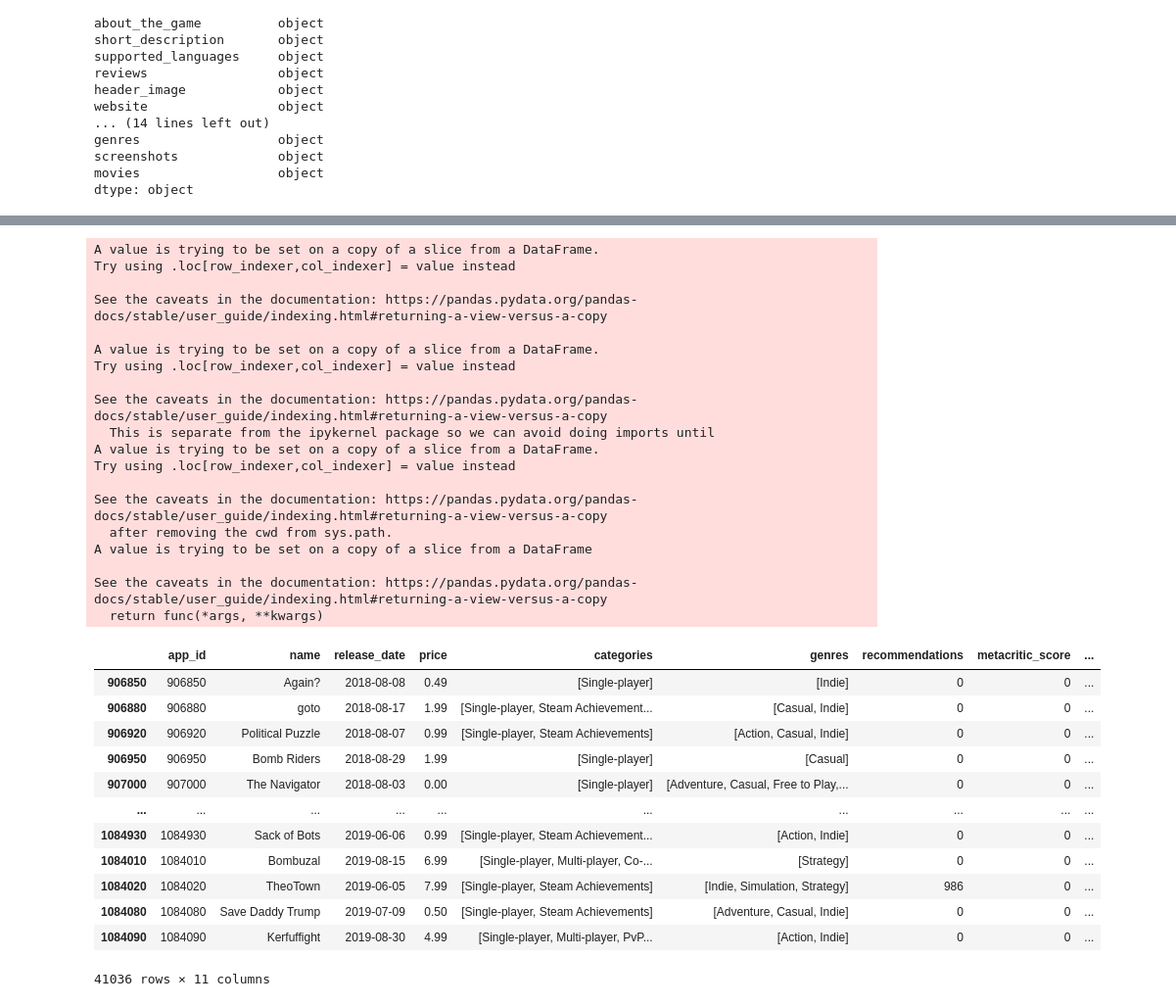
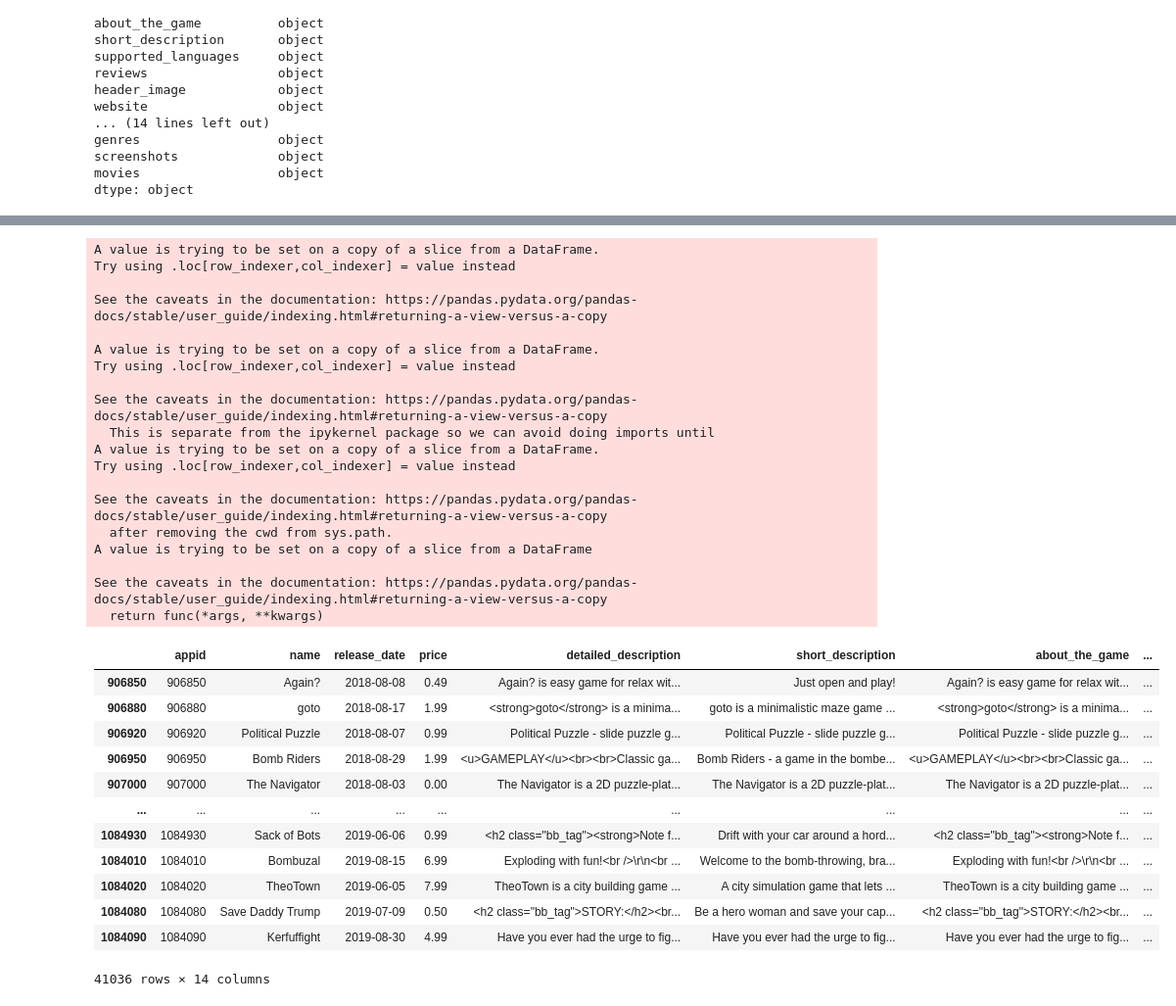
Before and after one commit to zobairhas/Videogame_Trends_Analysis, a Jupyter notebook: transform.ipynb, the cells around one changed output, grey strips where cells are left out. Shown: that part at 98% size. Saved outputs shown, nothing was run; the diff lists cells and outputs as text; code cells hidden in the pictures.

Commit message:
Returned descriptions for visualization, and combined the new tags dataset with the main dataset. Our resulting dataset is smaller, but more descriptive for our model.

```diff
--- a/transform.ipynb
+++ b/transform.ipynb
@@ -34,7 +34,7 @@ screenshots             object
 movies                  object
 dtype: object
 # %%
-col = ['name', 'release_date', 'price', 'categories', 'genres', 'recommendations', 'metacritic_score', 'windows', 'mac', 'linux']
+col = ['name', 'release_date', 'price', 'detailed_description', 'short_description', 'about_the_game', 'categories', 'genres', 'recommendations', 'metacritic_score', 'windows', 'mac', 'linux']
 t_games_df = games_df.loc[:, col]
 t_games_df.head()
 # %% [output]
@@ -114,43 +114,43 @@ See the caveats in the documentation: https://pandas.pydata.org/pandas-docs/stab
 # %%
-clean_df.insert(0, 'app_id', clean_df.index)
+clean_df.insert(0, 'appid', clean_df.index)
 clean_df['metacritic_score'] = pd.to_numeric(clean_df['metacritic_score'])
 clean_df['recommendations'] = pd.to_numeric(clean_df['recommendations'])
 clean_df['price'] = pd.to_numeric(clean_df['price'])
 clean_df.dropna(axis=0, inplace=True, how='any')
 clean_df
 # %% [output]
 A value is trying to be set on a copy of a slice from a DataFrame.
 Try using .loc[row_indexer,col_indexer] = value instead
 
 See the caveats in the documentation: https://pandas.pydata.org/pandas-docs/stable/user_guide/indexing.html#returning-a-view-versus-a-copy
 
 A value is trying to be set on a copy of a slice from a DataFrame.
 Try using .loc[row_indexer,col_indexer] = value instead
 
 See the caveats in the documentation: https://pandas.pydata.org/pandas-docs/stable/user_guide/indexing.html#returning-a-view-versus-a-copy
   This is separate from the ipykernel package so we can avoid doing imports until
 A value is trying to be set on a copy of a slice from a DataFrame.
 Try using .loc[row_indexer,col_indexer] = value instead
 
 See the caveats in the documentation: https://pandas.pydata.org/pandas-docs/stable/user_guide/indexing.html#returning-a-view-versus-a-copy
   after removing the cwd from sys.path.
 A value is trying to be set on a copy of a slice from a DataFrame
 
 See the caveats in the documentation: https://pandas.pydata.org/pandas-docs/stable/user_guide/indexing.html#returning-a-view-versus-a-copy
   return func(*args, **kwargs)
-|  | app_id | name | release_date | price | categories | genres | recommendations | metacritic_score | ... |
-| 906850 | 906850 | Again? | 2018-08-08 | 0.49 | [Single-player] | [Indie] | 0 | 0 | ... |
-| 906880 | 906880 | goto | 2018-08-17 | 1.99 | [Single-player, Steam Achievement... | [Casual, Indie] | 0 | 0 | ... |
-| 906920 | 906920 | Political Puzzle | 2018-08-07 | 0.99 | [Single-player, Steam Achievements] | [Action, Casual, Indie] | 0 | 0 | ... |
-| 906950 | 906950 | Bomb Riders | 2018-08-29 | 1.99 | [Single-player] | [Casual] | 0 | 0 | ... |
-| 907000 | 907000 | The Navigator | 2018-08-03 | 0.00 | [Single-player] | [Adventure, Casual, Free to Play,... | 0 | 0 | ... |
-| ... | ... | ... | ... | ... | ... | ... | ... | ... | ... |
-| 1084930 | 1084930 | Sack of Bots | 2019-06-06 | 0.99 | [Single-player, Steam Achievement... | [Action, Indie] | 0 | 0 | ... |
-| 1084010 | 1084010 | Bombuzal | 2019-08-15 | 6.99 | [Single-player, Multi-player, Co-... | [Strategy] | 0 | 0 | ... |
-| 1084020 | 1084020 | TheoTown | 2019-06-05 | 7.99 | [Single-player, Steam Achievements] | [Indie, Simulation, Strategy] | 986 | 0 | ... |
-| 1084080 | 1084080 | Save Daddy Trump | 2019-07-09 | 0.50 | [Single-player, Steam Achievements] | [Adventure, Casual, Indie] | 0 | 0 | ... |
-| 1084090 | 1084090 | Kerfuffight | 2019-08-30 | 4.99 | [Single-player, Multi-player, PvP... | [Action, Indie] | 0 | 0 | ... |
+|  | appid | name | release_date | price | detailed_description | short_description | about_the_game | ... |
+| 906850 | 906850 | Again? | 2018-08-08 | 0.49 | Again? is easy game for relax wit... | Just open and play! | Again? is easy game for relax wit... | ... |
+| 906880 | 906880 | goto | 2018-08-17 | 1.99 | <strong>goto</strong> is a minima... | goto is a minimalistic maze game ... | <strong>goto</strong> is a minima... | ... |
+| 906920 | 906920 | Political Puzzle | 2018-08-07 | 0.99 | Political Puzzle - slide puzzle g... | Political Puzzle - slide puzzle g... | Political Puzzle - slide puzzle g... | ... |
+| 906950 | 906950 | Bomb Riders | 2018-08-29 | 1.99 | <u>GAMEPLAY</u><br><br>Classic ga... | Bomb Riders - a game in the bombe... | <u>GAMEPLAY</u><br><br>Classic ga... | ... |
+| 907000 | 907000 | The Navigator | 2018-08-03 | 0.00 | The Navigator is a 2D puzzle-plat... | The Navigator is a 2D puzzle-plat... | The Navigator is a 2D puzzle-plat... | ... |
+| ... | ... | ... | ... | ... | ... | ... | ... | ... |
+| 1084930 | 1084930 | Sack of Bots | 2019-06-06 | 0.99 | <h2 class="bb_tag"><strong>Note f... | Drift with your car around a hord... | <h2 class="bb_tag"><strong>Note f... | ... |
+| 1084010 | 1084010 | Bombuzal | 2019-08-15 | 6.99 | Exploding with fun!<br />\r\n<br ... | Welcome to the bomb-throwing, bra... | Exploding with fun!<br />\r\n<br ... | ... |
+| 1084020 | 1084020 | TheoTown | 2019-06-05 | 7.99 | TheoTown is a city building game ... | A city simulation game that lets ... | TheoTown is a city building game ... | ... |
+| 1084080 | 1084080 | Save Daddy Trump | 2019-07-09 | 0.50 | <h2 class="bb_tag">STORY:</h2><br... | Be a hero woman and save your cap... | <h2 class="bb_tag">STORY:</h2><br... | ... |
+| 1084090 | 1084090 | Kerfuffight | 2019-08-30 | 4.99 | Have you ever had the urge to fig... | Have you ever had the urge to fig... | Have you ever had the urge to fig... | ... |
-41036 rows × 11 columns
+41036 rows × 14 columns
 # %%
 clean_df.isna().sum()
 # %% [output]
```
Also changed, not shown: parts of 15 cells of this notebook, 2 other files.
